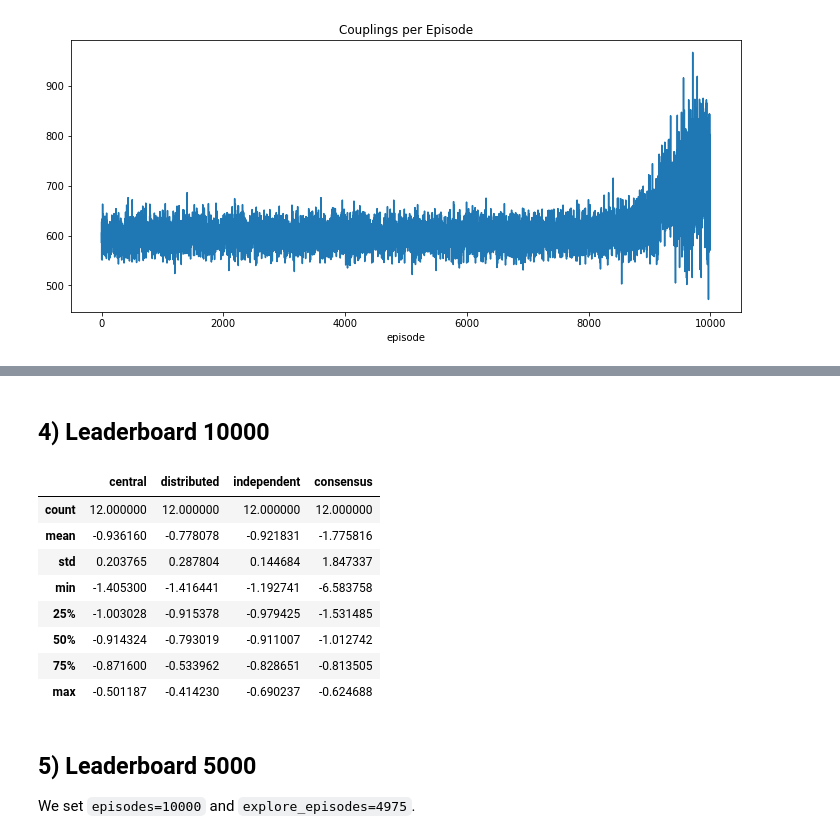
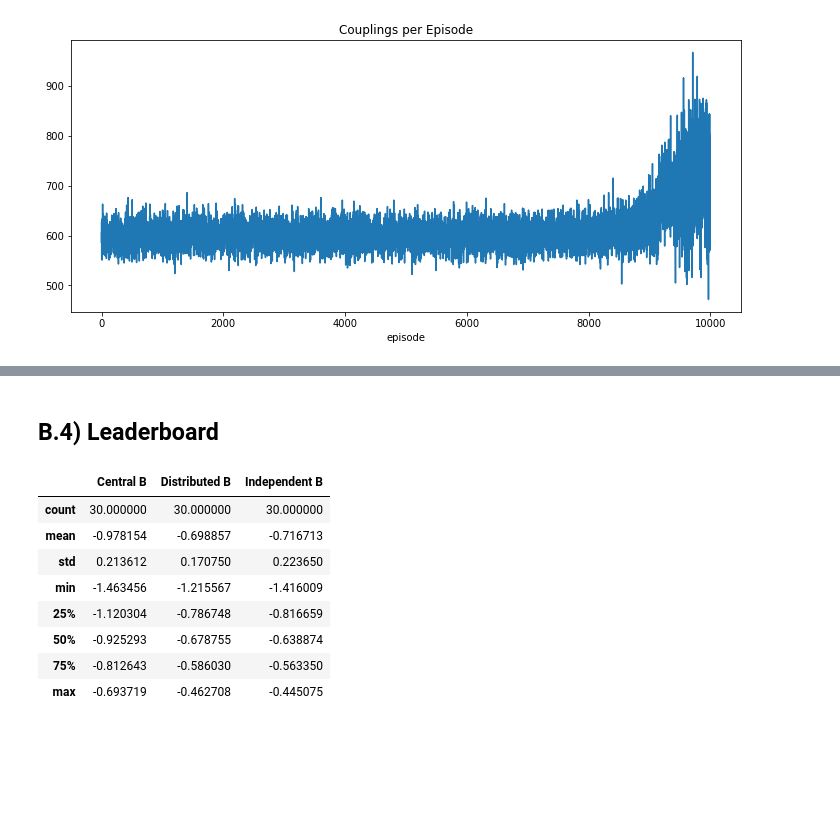
Before and after one commit to gsavarela/cooperative_navigation, a Jupyter notebook: analysis/duo_learners_w06.ipynb, the cells around one changed output, grey strips where cells are left out. Drawn from its saved outputs; the diff is of its cells as text; code cells hidden in the pictures; blank space fills up the shorter version.

```diff
--- a/analysis/duo_learners_w06.ipynb
+++ b/analysis/duo_learners_w06.ipynb
@@ -399,2 +542,2 @@ GIF from the best performing training.
 # %% [markdown]
-## 4) Leaderboard 10000<a name="A-leaderboard"></a>
+## B.4) Leaderboard<a name="B-leaderboard"></a>
@@ -432,22 +544,25 @@ def describe(dataframe: pd.DataFrame, label: str) -> pd.DataFrame:
 # %%
+PREFIX_PATH = '07_duo_collisions_and_couplings/'
+SUFFIX_PATH = '02/pipeline-rollouts-summary.csv'
+
+def get_path(x):
+    return '%s/%s/%s' % (PREFIX_PATH, x, SUFFIX_PATH)
+def get_csv(x):
+    return pd.read_csv(get_path(x), sep=',', index_col=0)
+
 dataframes = []
-dataframes.append(describe(get_csv('00_central'), label='central'))
-dataframes.append(describe(get_csv('01_distributed_learners2'), label='distributed'))
-dataframes.append(describe(get_csv('02_independent_learners'), label='independent'))
-dataframes.append(describe(get_csv('03_consensus_learners'), label='consensus'))
+dataframes.append(describe(get_csv('00_central'), label='Central B'))
+dataframes.append(describe(get_csv('01_distributed_learners2'), label='Distributed B'))
+dataframes.append(describe(get_csv('02_independent_learners'), label='Independent B'))
 df = pd.concat(dataframes, axis=1)
 df
 # %% [output]
-|  | central | distributed | independent | consensus |
-| count | 12.000000 | 12.000000 | 12.000000 | 12.000000 |
-| mean | -0.936160 | -0.778078 | -0.921831 | -1.775816 |
-| std | 0.203765 | 0.287804 | 0.144684 | 1.847337 |
-| min | -1.405300 | -1.416441 | -1.192741 | -6.583758 |
-| 25% | -1.003028 | -0.915378 | -0.979425 | -1.531485 |
-| 50% | -0.914324 | -0.793019 | -0.911007 | -1.012742 |
-| 75% | -0.871600 | -0.533962 | -0.828651 | -0.813505 |
-| max | -0.501187 | -0.414230 | -0.690237 | -0.624688 |
+|  | Central B | Distributed B | Independent B |
+| count | 30.000000 | 30.000000 | 30.000000 |
+| mean | -0.978154 | -0.698857 | -0.716713 |
+| std | 0.213612 | 0.170750 | 0.223650 |
+| min | -1.463456 | -1.215567 | -1.416009 |
+| 25% | -1.120304 | -0.786748 | -0.816659 |
+| 50% | -0.925293 | -0.678755 | -0.638874 |
+| 75% | -0.812643 | -0.586030 | -0.563350 |
+| max | -0.693719 | -0.462708 | -0.445075 |
-# %% [markdown]
-## 5) Leaderboard 5000<a name="B-leaderboard"></a>
-
-We set `episodes=10000` and `explore_episodes=4975`.
```
Also changed, not shown: parts of 57 cells of this notebook, 3 other files.
